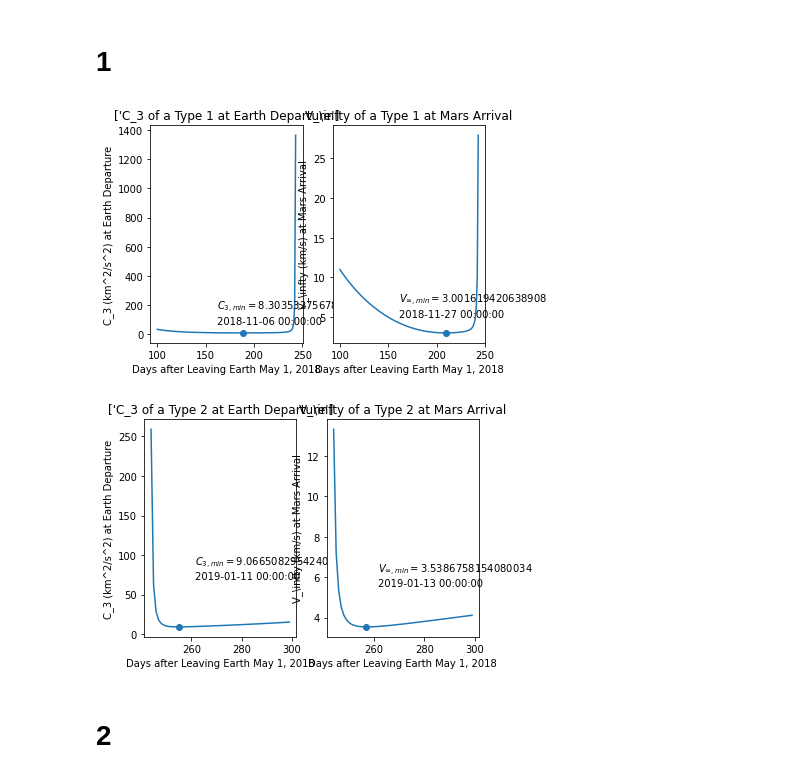
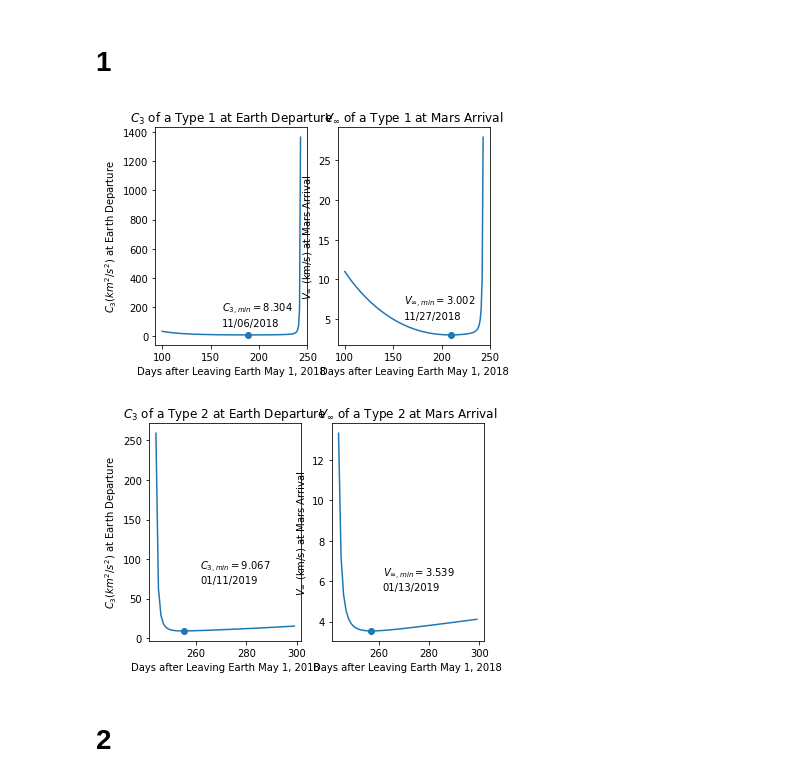
Before and after one commit to swtkent/Interplanetary_Mission_Design, a Jupyter notebook: ASEN6008_HW2.ipynb, the cells around one changed output. Drawn from its saved outputs; the diff is of its cells as text; code cells hidden in the pictures.

```diff
--- a/ASEN6008_HW2.ipynb
+++ b/ASEN6008_HW2.ipynb
@@ -16,7 +16,7 @@ import matplotlib.pyplot as plt
 E_date = pd.Timestamp(year=2018, month=5, day=1).to_julian_date()
 
 #Earth's ephemeris
-E_r, E_v = IMD.Ephem('Earth',E_date)
+E_r, E_v = imd.Ephem('Earth',E_date)
 
 #arrival date
 M_start_date = E_date + 100
@@ -37,10 +37,15 @@ for k in range(days):
     tof = M_date - E_date
 
     #find ephemeris of Mars at arrival
-    M_r, M_v = IMD.Ephem('Mars',M_date)
+    M_r, M_v = imd.Ephem('Mars',M_date)
 
     #run through Lambert Solver
-    v0_vec, vf_vec, dnu, _ = IMD.LS(E_r, M_r,tof)
+    v0_vec, vf_vec = imd.ls(E_r, M_r,tof)
+
+    #find TA diff and thus motion direction
+    nu0 = np.arctan2(E_r[1][0],E_r[0][0])
+    nuf = np.arctan2(M_r[1][0],M_r[0][0])
+    dnu = (nuf-nu0) % (2*np.pi)
 
     #get the v_inf at each planet
     v_inf_E_vec = E_v-v0_vec
@@ -62,43 +67,43 @@ type2 = plotters[:,~type1_mask]
 
 #plotting
 def plot_C3_vinf(type, E_date,n):
 
     #computing minimums
     C3 = type[0,:]
     v_inf = type[1,:]
     mins = [min(C3), min(v_inf)]
     min_dates = [type[3,np.argmin(C3)], type[3,np.argmin(v_inf)]]
 
     #plot
     plt.figure()
     #C3
     plt.subplot(1,2,1)
     plt.plot(type[3,:]-E_date,type[0,:])
     plt.scatter(min_dates[0]-E_date,mins[0],marker='o')
-    mindate1 = pd.to_datetime(min_dates[0], unit='D', origin='julian')
-    plt.text(np.mean(type[3,:])-E_date-10, mins[0]+60, r'$C_{3,min}=$'+str(mins[0])+f'\n{mindate1}')
+    mindate1 = pd.to_datetime(min_dates[0], unit='D', origin='julian').strftime("%m/%d/%Y")
+    plt.text(np.mean(type[3,:])-E_date-10, mins[0]+60, r'$C_{3,min}=$'+f'{mins[0]:.3f}\n{mindate1}')
     plt.xlabel('Days after Leaving Earth May 1, 2018')
-    plt.ylabel ('C_3 (km^2/s^2) at Earth Departure')
-    plt.title(['C_3 of a Type '+str(n)+' at Earth Departure'])
+    plt.ylabel (r'$C_3 (km^2/s^2)$ at Earth Departure')
+    plt.title(f'${{C_3}}$ of a Type {n} at Earth Departure')
     plt.grid
     #v_inf
     plt.subplot(1,2,2)
     plt.plot(type[3,:]-E_date, type[1,:])
     plt.scatter(min_dates[1]-E_date,mins[1],marker='o')
-    mindate2 = pd.to_datetime(min_dates[1], unit='D', origin='julian')
-    plt.text(np.mean(type[3,:])-E_date-10, mins[1]+2, r'$V_{\infty,min}=$'+str(mins[1])+f'\n{mindate2}')
+    mindate2 = pd.to_datetime(min_dates[1], unit='D', origin='julian').strftime("%m/%d/%Y")
+    plt.text(np.mean(type[3,:])-E_date-10, mins[1]+2, '$V_{\infty,min}=$'+f'{mins[1]:.3f}\n{mindate2}')
     plt.xlabel('Days after Leaving Earth May 1, 2018')
-    plt.ylabel('V_\infty (km/s) at Mars Arrival')
-    plt.title('V_\infty of a Type '+str(n)+' at Mars Arrival')
+    plt.ylabel(r'$V_\infty$ (km/s) at Mars Arrival')
+    plt.title(f'${{V_\infty}}$ of a Type {n} at Mars Arrival')
     plt.grid
 
 
 plot_C3_vinf(type1, E_date, 1)
 plot_C3_vinf(type2, E_date, 2)
 plt.show()
 # %% [output]
-[figure, old version]
+[figure, new version]
-[figure, old version]
+[figure, new version]
 # %% [markdown]
 # 2
 # %%
```
Also changed, not shown: parts of 1 cell of this notebook, 13 other files.
